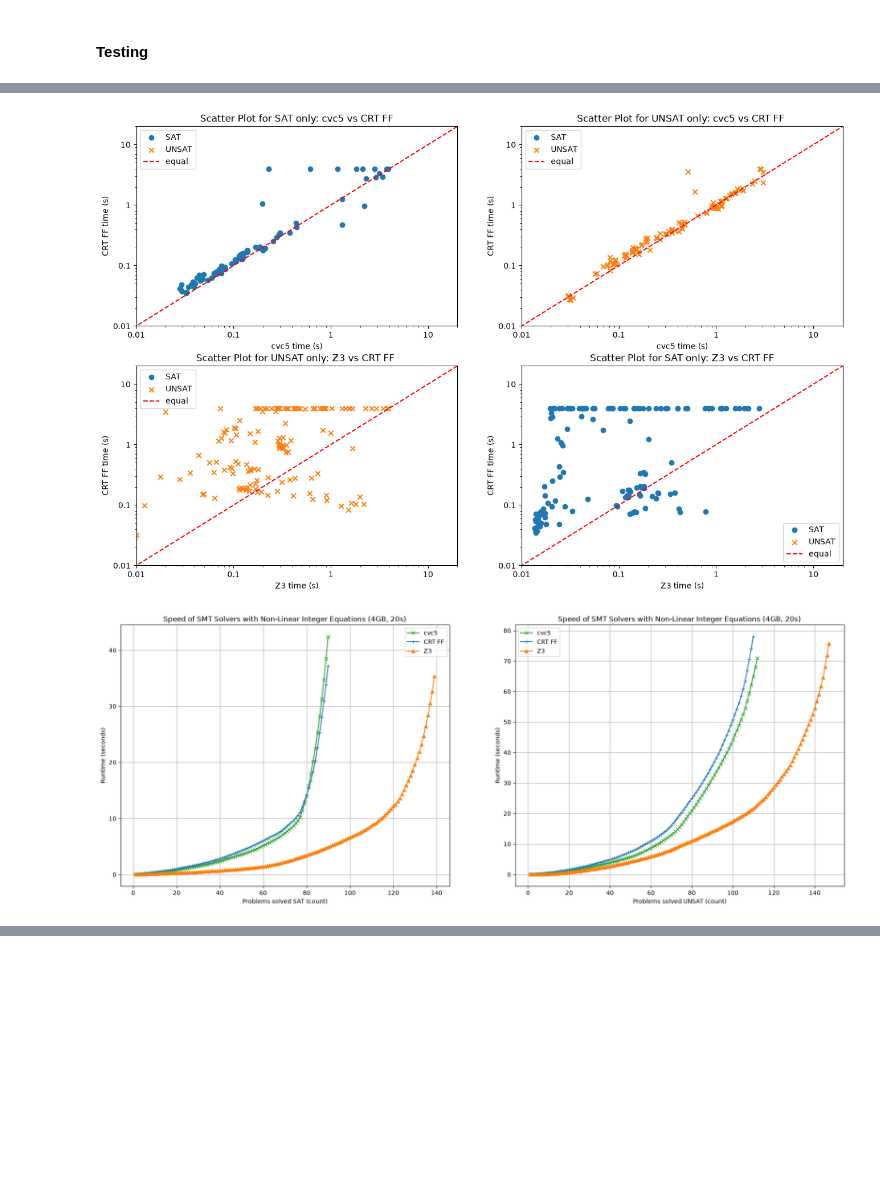
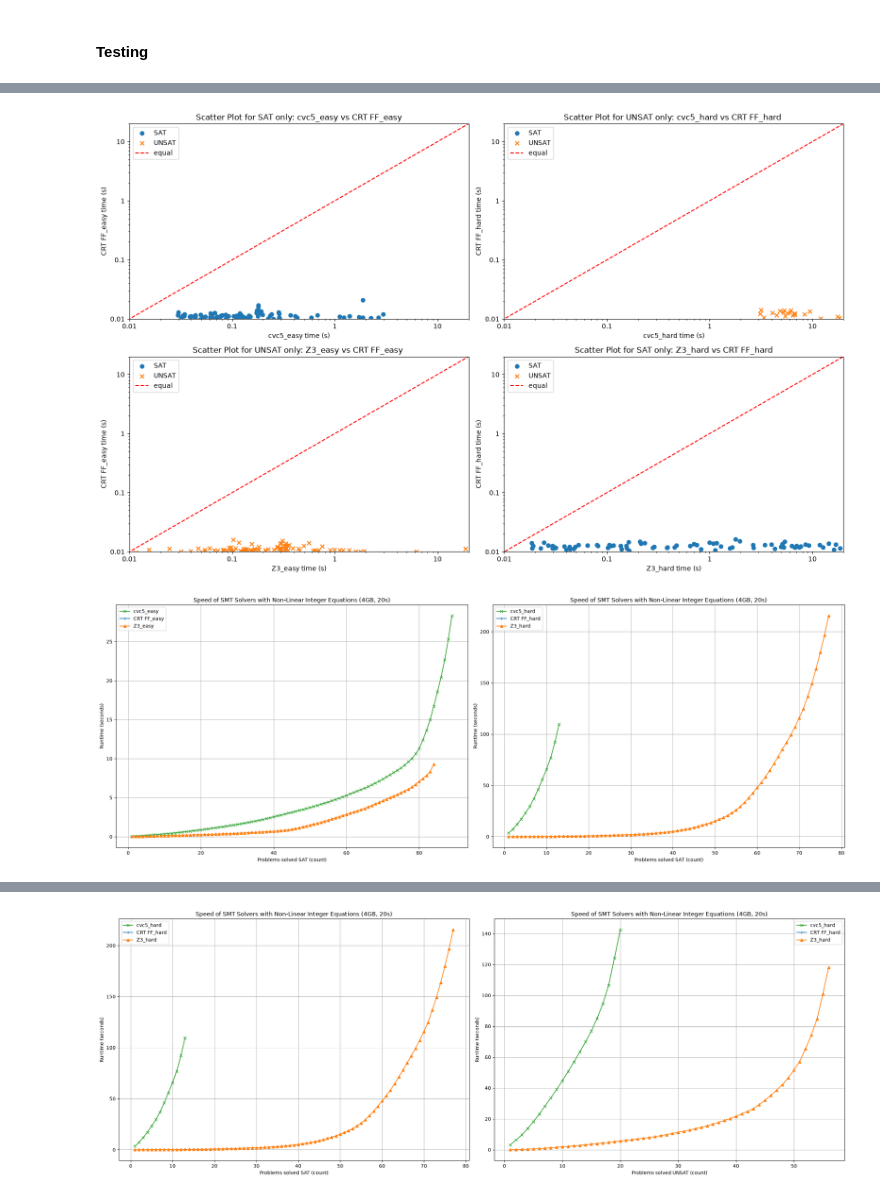
Before and after one commit to kasumayy/cvc5, a Jupyter notebook: Benchmarking_CRT/cactus_benchmark.ipynb, the cells around one changed output, grey strips where cells are left out. Saved outputs shown, nothing was run; the diff lists cells and outputs as text; code cells hidden in the pictures; blank space fills up the shorter version.

```diff
--- a/Benchmarking_CRT/cactus_benchmark.ipynb
+++ b/Benchmarking_CRT/cactus_benchmark.ipynb
@@ -86,8 +118,6 @@ def generate_scatter_plot(solver1, solver2, timeout, type=None, subplot=False):
     if not subplot:
         plt.figure(figsize=(8, 8))
 
-    df1 = pd.read_csv(RESULTS / f"results_{solver1}.csv")
-    df2 = pd.read_csv(RESULTS / f"results_{solver2}.csv")
     df1 = fix_results(solver1)
     df2 = fix_results(solver2)
     df1 = df1[:-1]  # Drop last row (summary data)
@@ -167,6 +197,10 @@ def update_cactus_plot(solver_name, type=None):
     # Drop last row from results.csv (contains summary data)
     df = df[:-1]
 
+    if len(df) == 0:
+        print(f"No data available for {solver_name}. Skipping plot.")
+        return
+
     ''' #Keep only equations that were successfully solved
     #df["Result"] = df["Result"].apply(ast.literal_eval) # parse result column from string to list object
     #df = df[~df["Result"].apply(lambda x: isinstance(x, list) and "UNKNOWN" in str(x[0][0]))] # ~ means NOT '''
@@ -187,43 +221,81 @@ def update_cactus_plot(solver_name, type=None):
     problem_indices = list(range(1, len(cumulative_runtimes) + 1))
 
     # Plot number of problems solved against cumulative runtime
-    if solver_name == "CRT FF":
+    if solver_name.startswith("CRT FF"):
         plt.plot(problem_indices, cumulative_runtimes,
             marker="+", linestyle="-", color="tab:blue", label=solver_name)
-    elif solver_name == "cvc5":
+    elif solver_name.startswith("cvc5"):
         plt.plot(problem_indices, cumulative_runtimes,
             marker="x", linestyle="-", color="tab:green", label=solver_name)
-    elif solver_name == "Z3":
+    elif solver_name.startswith("Z3"):
         plt.plot(problem_indices, cumulative_runtimes,
             marker="^", linestyle="-", color="tab:orange", label=solver_name)
 # %%
 Timeout = 20
 '''generate_scatter_plot("cvc5", "CRT FF", Timeout,"SAT")
 generate_scatter_plot("cvc5", "CRT FF", Timeout,"UNSAT")
 generate_scatter_plot("Z3", "CRT FF", Timeout, "UNSAT")
 generate_scatter_plot("Z3", "CRT FF", Timeout, "SAT")
 
 
+generate_cactus_plot(["cvc5","CRT FF", "Z3"], Timeout, "SAT")
+generate_cactus_plot(["cvc5","CRT FF", "Z3"], Timeout, "UNSAT")
 
-generate_cactus_plot(["cvc5","CRT FF", "Z3"], 4 , Timeout, "SAT")
-generate_cactus_plot(["cvc5","CRT FF", "Z3"], 4 , Timeout, "UNSAT")'''
+#easy files
+generate_scatter_plot("cvc5_easy", "CRT FF_easy", Timeout,"SAT")
+generate_scatter_plot("cvc5_easy", "CRT FF_easy", Timeout,"UNSAT")
+generate_cactus_plot(["cvc5_easy","CRT FF_easy", "Z3_easy"], Timeout, "SAT")
+generate_cactus_plot(["cvc5_easy","CRT FF_easy", "Z3_easy"], Timeout, "UNSAT")
 
+#hard files
+generate_scatter_plot("cvc5_hard", "CRT FF_hard", Timeout,"SAT")
+generate_scatter_plot("cvc5_hard", "CRT FF_hard", Timeout,"UNSAT")
+generate_cactus_plot(["cvc5_hard","CRT FF_hard", "Z3_hard"], Timeout, "SAT")
+generate_cactus_plot(["cvc5_hard","CRT FF_hard", "Z3_hard"], Timeout, "UNSAT")
+'''
+
+
+#easy files scatter
 plt.figure(figsize=(16,10))
-
 plt.subplot(2,2,1)
-generate_scatter_plot("cvc5", "CRT FF", Timeout,"SAT",True)
+generate_scatter_plot("cvc5_easy", "CRT FF_easy", Timeout,"SAT",True)
 plt.subplot(2,2,2)
-generate_scatter_plot("cvc5", "CRT FF", Timeout,"UNSAT",True)
+generate_scatter_plot("cvc5_hard", "CRT FF_hard", Timeout,"UNSAT",True)
 plt.subplot(2,2,3)
-generate_scatter_plot("Z3", "CRT FF", Timeout, "UNSAT",True)
+generate_scatter_plot("Z3_easy", "CRT FF_easy", Timeout, "UNSAT",True)
 plt.subplot(2,2,4)
-generate_scatter_plot("Z3", "CRT FF", Timeout, "SAT",True)
-
+generate_scatter_plot("Z3_hard", "CRT FF_hard", Timeout, "SAT",True)
+plt.tight_layout()
+plt.show()
+#easy files cactus
 plt.figure(figsize=(22,8))
 plt.subplot(1,2,1)
-generate_cactus_plot(["cvc5","CRT FF", "Z3"], 4 , Timeout, "SAT", True)
+generate_cactus_plot(["cvc5_easy","CRT FF_easy", "Z3_easy"], 4, Timeout, "SAT", True)
 plt.subplot(1,2,2)
-generate_cactus_plot(["cvc5","CRT FF", "Z3"], 4 , Timeout, "UNSAT", True)
+generate_cactus_plot(["cvc5_hard","CRT FF_hard", "Z3_hard"], 4, Timeout, "SAT", True)
+plt.tight_layout()
+plt.show()
+
+#hard files scatter
+plt.figure(figsize=(16,10))
+plt.subplot(2,2,1)
+generate_scatter_plot("cvc5_hard", "CRT FF_hard", Timeout,"SAT",True)
+plt.subplot(2,2,2)
+generate_scatter_plot("cvc5_hard", "CRT FF_hard", Timeout,"UNSAT",True)
+plt.subplot(2,2,3)
+generate_scatter_plot("Z3_hard", "CRT FF_hard", Timeout, "UNSAT",True)
+plt.subplot(2,2,4)
+generate_scatter_plot("Z3_hard", "CRT FF_hard", Timeout, "SAT",True)
+plt.tight_layout()
+plt.show()
+#hard files cactus
+plt.figure(figsize=(22,8))
+plt.subplot(1,2,1)
+generate_cactus_plot(["cvc5_hard","CRT FF_hard", "Z3_hard"], 4, Timeout, "SAT", True)
+plt.subplot(1,2,2)
+generate_cactus_plot(["cvc5_hard","CRT FF_hard", "Z3_hard"], 4, Timeout, "UNSAT", True)
+plt.tight_layout()
+plt.show()
 # %% [output]
-[figure, old version]
+[figure, new version]
-[figure, old version]
+[figure, new version]
@@ -229,0 +303 @@ generate_cactus_plot(["cvc5","CRT FF", "Z3"], 4 , Timeout, "UNSAT", True)
+[figure, added]
```
Also changed, not shown: parts of 4 cells of this notebook, 6 other files.
